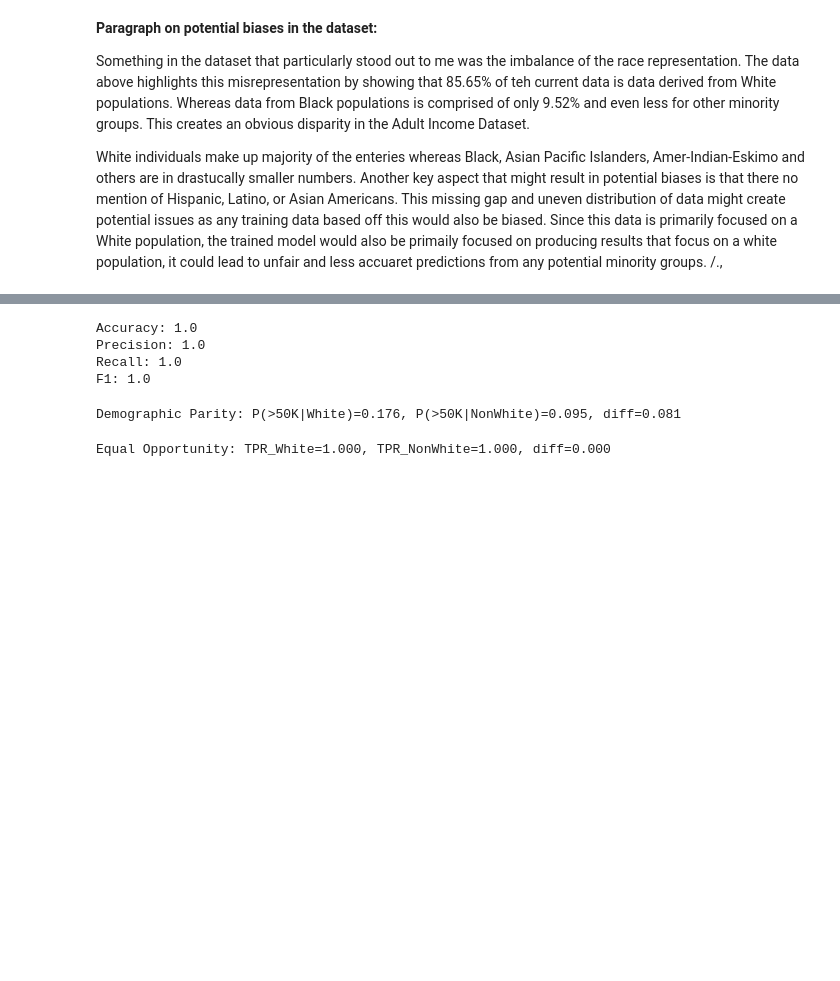
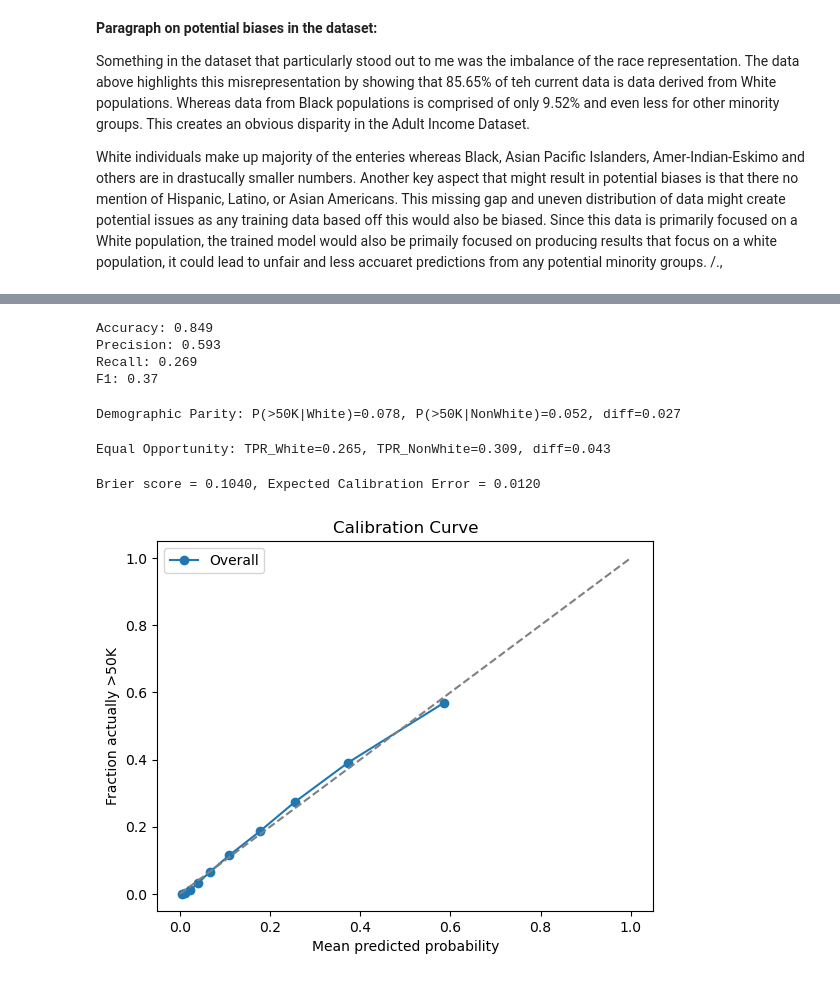
Before and after one commit to hsoh12/CS483_Homework3, a Jupyter notebook: Aima'sNotebook.ipynb, the cells around one changed output, grey strips where cells are left out. Drawn from its saved outputs; the diff is of its cells as text; code cells hidden in the pictures; blank space fills up the shorter version.

```diff
--- a/Aima'sNotebook.ipynb
+++ b/Aima'sNotebook.ipynb
@@ -201,7 +201,8 @@ data['target'] = (data['income'] == '>50K').astype(int)
 data['white_num'] = (data['race'] == 'White').astype(int)
 
 # Features (drop text income)
-X = data.drop(columns=['income', 'target'])
+X = data.drop(columns=['income', 'target', 'target_num', 'white_num'])
+
 y = data['target'].values
 s = data['white_num'].values
 
@@ -215,6 +216,6 @@ X_tr, X_te, y_tr, y_te, s_tr, s_te = train_test_split(
 # %%
 from sklearn.linear_model import LogisticRegression
 
-logReg = LogisticRegression(max_iter=5000)
+logReg = LogisticRegression(max_iter=20000)
 logReg.fit(X_tr, y_tr)  # 👈 This is the "training" step
 # %% [output]
@@ -229,10 +237,10 @@ print("Precision:", round(precision_score(y_te, yhat), 3))
 print("Recall:", round(recall_score(y_te, yhat), 3))
 print("F1:", round(f1_score(y_te, yhat), 3))
 # %% [output]
-Accuracy: 1.0
-Precision: 1.0
-Recall: 1.0
-F1: 1.0
+Accuracy: 0.849
+Precision: 0.593
+Recall: 0.269
+F1: 0.37
 # %%
 # Demographic Parity difference (how often predicts >50K for each group)
 p_white = (yhat[s_te==1]==1).mean()
@@ -240,7 +248,7 @@ p_nonwhite = (yhat[s_te==0]==1).mean()
 dp_diff = abs(p_white - p_nonwhite)
 print(f"Demographic Parity: P(>50K|White)={p_white:.3f}, P(>50K|NonWhite)={p_nonwhite:.3f}, diff={dp_diff:.3f}")
 # %% [output]
-Demographic Parity: P(>50K|White)=0.176, P(>50K|NonWhite)=0.095, diff=0.081
+Demographic Parity: P(>50K|White)=0.078, P(>50K|NonWhite)=0.052, diff=0.027
 # %%
 # Equal Opportunity difference (how well it finds true >50K people per group)
 tpr_white = ((yhat==1)&(y_te==1)&(s_te==1)).sum() / ((y_te==1)&(s_te==1)).sum()
@@ -248,4 +256,40 @@ tpr_nonwhite = ((yhat==1)&(y_te==1)&(s_te==0)).sum() / ((y_te==1)&(s_te==0)).sum
 eo_diff = abs(tpr_white - tpr_nonwhite)
 print(f"Equal Opportunity: TPR_White={tpr_white:.3f}, TPR_NonWhite={tpr_nonwhite:.3f}, diff={eo_diff:.3f}")
 # %% [output]
-Equal Opportunity: TPR_White=1.000, TPR_NonWhite=1.000, diff=0.000
+Equal Opportunity: TPR_White=0.265, TPR_NonWhite=0.309, diff=0.043
+# %%
+from sklearn.metrics import brier_score_loss
+from sklearn.calibration import calibration_curve
+import numpy as np
+
+proba = logReg.predict_proba(X_te)[:,1]
+brier = brier_score_loss(y_te, proba)
+
+# quick ECE
+def expected_calibration_error(y_true, p_pred, n_bins=10):
+    bins = np.linspace(0,1,n_bins+1)
+    ids = np.digitize(p_pred, bins) - 1
+    ece = 0.0
+    for b in range(n_bins):
+        mask = ids==b
+        if not np.any(mask): continue
+        acc = y_true[mask].mean()
+        conf = p_pred[mask].mean()
+        ece += mask.mean() * abs(acc-conf)
+    return ece
+
+ece = expected_calibration_error(y_te, proba)
+print(f"Brier score = {brier:.4f}, Expected Calibration Error = {ece:.4f}")
+# %% [output]
+Brier score = 0.1040, Expected Calibration Error = 0.0120
+# %%
+import matplotlib.pyplot as plt
+frac_pos, mean_pred = calibration_curve(y_te, proba, n_bins=10, strategy='quantile')
+plt.plot(mean_pred, frac_pos, 'o-', label='Overall')
+plt.plot([0,1],[0,1],'--',color='gray')
+plt.xlabel('Mean predicted probability')
+plt.ylabel('Fraction actually >50K')
+plt.title('Calibration Curve')
+plt.legend(); plt.show()
+# %% [output]
+[figure, added]
```
Also changed, not shown: parts of 1 cell of this notebook.
